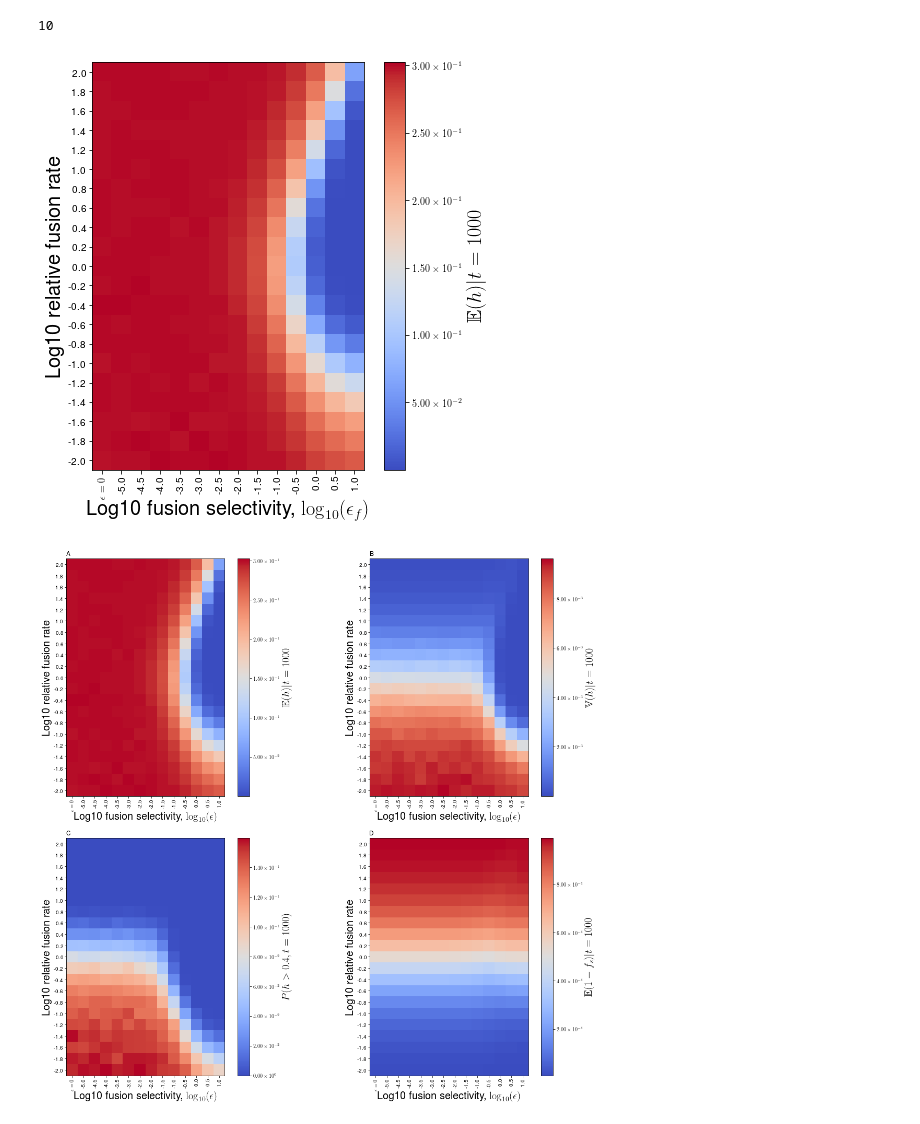
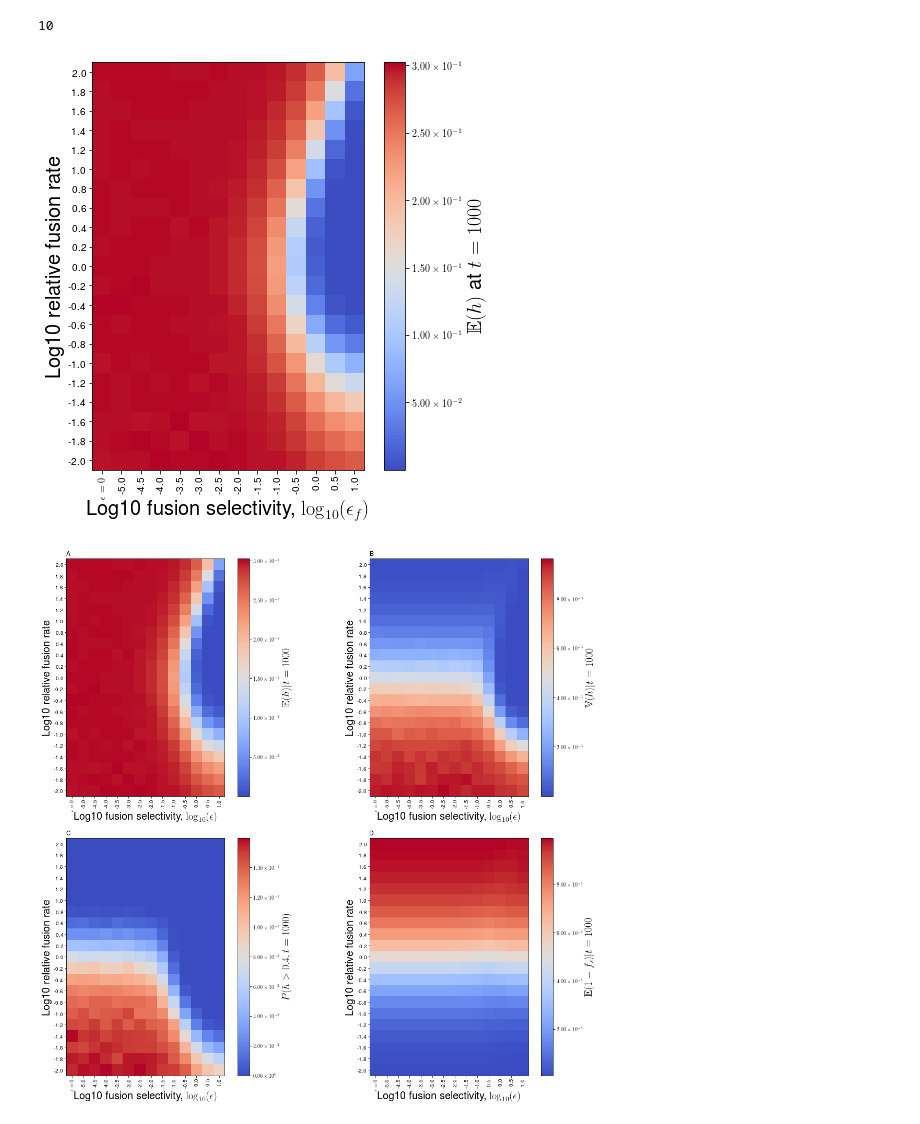
Before and after one commit to ImperialCollegeLondon/MitoNetworksGenetics, a Jupyter notebook: Linear_Feedback_Control/Quality_control/sel_fus/Analysis/Analyse_param_sweep_QC_SF.ipynb, the cells around one changed output. Drawn from its saved outputs; the diff is of its cells as text; code cells hidden in the pictures.

```diff
--- a/Linear_Feedback_Control/Quality_control/sel_fus/Analysis/Analyse_param_sweep_QC_SF.ipynb
+++ b/Linear_Feedback_Control/Quality_control/sel_fus/Analysis/Analyse_param_sweep_QC_SF.ipynb
@@ -132,16 +132,16 @@ def cast_as_1sf_str(X):
 # %%
 fig, ax = plt.subplots(1,1, figsize = (9,7.5))
 im00 = ax.imshow(np.flipud(eh_array),cmap = cm.coolwarm, interpolation='none')
-plt.colorbar(im00, ax=ax, fraction=0.046,pad=0.04,label="$\mathbb{{E}}(h)|t={:d}$".format(int(T_measure)),format=ticker.FuncFormatter(fmt))
+plt.colorbar(im00, ax=ax, fraction=0.046,pad=0.04,label="$\mathbb{{E}}(h)$ at $t={:d}$".format(int(T_measure)),format=ticker.FuncFormatter(fmt))
 ax.set_xlabel(r'Log10 fusion selectivity, $\log_{10}(\epsilon_f)$')
 ax.set_ylabel(r'Log10 relative fusion rate')
 ax.set_xticks(range(14));
 ax.set_yticks(range(21));
 ax.set_xticklabels(eps_labels, rotation = 90);
 ax.set_yticklabels(cast_as_1sf_str(gamma_labels[::-1]));
 plt.savefig('eh_sf.svg', bbox_inches='tight')
 # %% [output]
-[figure, old version]
+[figure, new version]
 # %%
 fig, axs = plt.subplots(2,2, figsize = (2*9,2*7.5))
 axs = axs.ravel()
```
Also changed, not shown: 13 other files.
